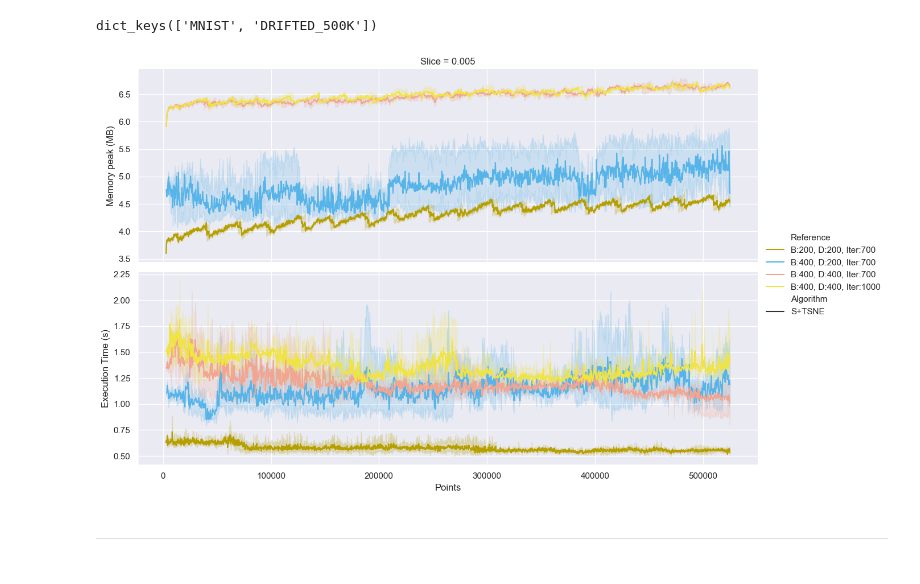
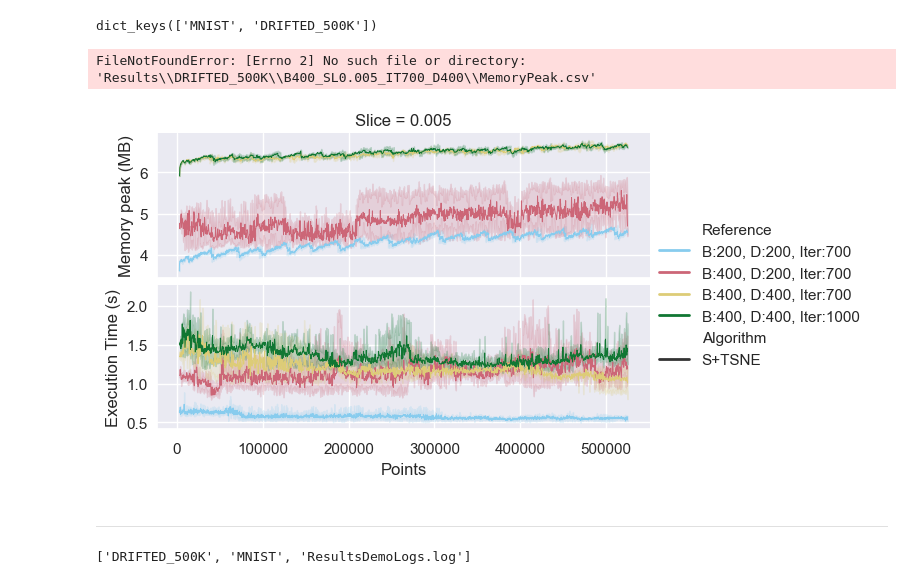
Before and after one commit to PedrV/S--t-SNE, a Jupyter notebook: Demo/ProcessedAnalysisCSV/plots_demo.ipynb, the cells around one changed output. Drawn from its saved outputs; the diff is of its cells as text; code cells hidden in the pictures.

```diff
--- a/Demo/ProcessedAnalysisCSV/plots_demo.ipynb
+++ b/Demo/ProcessedAnalysisCSV/plots_demo.ipynb
@@ -116,13 +130,16 @@ for testType in paramsToRead:
 
 df = pd.concat(csvs)
 df.to_csv("DRIFT_analysis.csv",index=False)
-df = pd.read_csv("DRIFT_analysis.csv")
-rowLabels = ["Memory peak (MB)","Execution Time (s)"]
-figName = "DRIFT_analysis.png"
-plot_algorithm_comparison(df,rowLabels,figName, height=4, aspect=3, markers=None, dashes=None)
 # %% [output]
 dict_keys(['MNIST', 'DRIFTED_500K'])
-[figure, removed]
+FileNotFoundError: [Errno 2] No such file or directory: 'Results\\DRIFTED_500K\\B400_SL0.005_IT700_D400\\MemoryPeak.csv'
+# %%
+df = pd.read_csv("DRIFT_analysis.csv")
+rowLabels = ["Memory peak (MB)","Execution Time (s)"]
+figName = "DRIFT_analysis.png"
+plot_algorithm_comparison(df,rowLabels,figName, height=2, aspect=3, markers=None, dashes=None)
+# %% [output]
+[figure, added]
 # %% [markdown]
 -----------------
 # %%
@@ -196,5 +222,9 @@ def plot_hulls(figName,plots,setup,batch,slice_size,n_iterOpt,min_dense,display_
     else:
         return fig,axis
+# %%
+print(os.listdir("..\Results"))
+# %% [output]
+['DRIFTED_500K', 'MNIST', 'ResultsDemoLogs.log']
 # %%
 def plot_embeddings(figName,setup,batch,slice_size,n_iterOpt,min_dense,includeOFF):
     df = get_csv_by_parameters(setup,batch,slice_size,n_iterOpt,min_dense,fileNames=["embeddings"],includeOFF=includeOFF)
```
Also changed, not shown: parts of 8 cells of this notebook, 8 other files.
